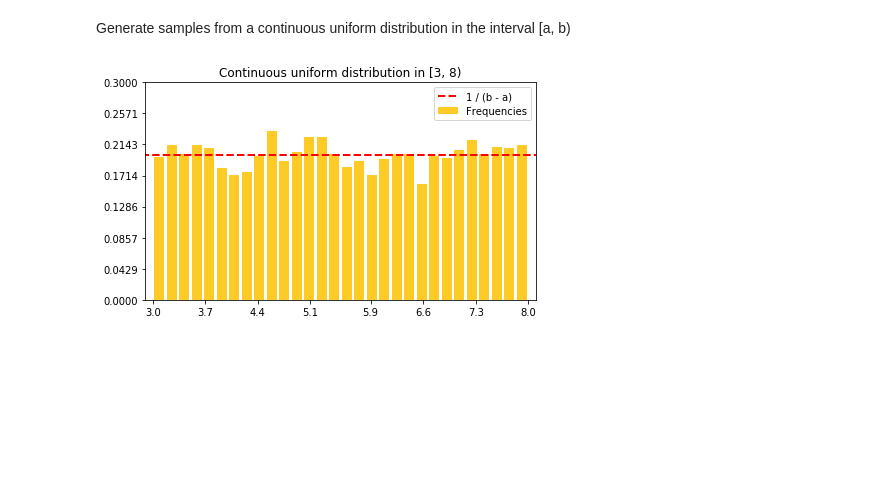
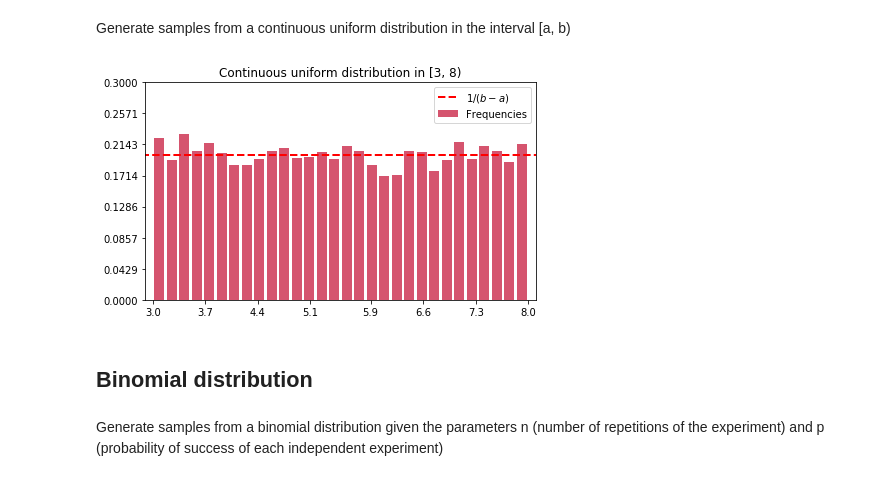
Before and after one commit to Vykstorm/pystatistics, a Jupyter notebook: distributions.ipynb, the cells around one changed output. Saved outputs shown, nothing was run; the diff lists cells and outputs as text; code cells hidden in the pictures; blank space fills up the shorter version.

Commit message:
Added notebook to show how to create uniform, normal, binomial and poisson distributions

```diff
--- a/distributions.ipynb
+++ b/distributions.ipynb
@@ -9,7 +9,9 @@ from itertools import cycle
 # %%
 def colors():
     cmap = get_cmap('plasma')
-    for x in cycle(np.linspace(0, 1, 10)):
+    coeffs = np.linspace(0, 1, 12)
+    np.random.shuffle(coeffs)
+    for x in cycle(coeffs):
         color = cmap(x)
         yield color
 colors = colors()
@@ -69,14 +72,18 @@ samples = np.random.random(5000) * (b - a) + a
 # %%
 plt.figure(figsize=(7, 4))
 
 plt.hist(samples, bins=30, density=True, rwidth=0.8, color=next(colors));
 plt.hlines([1 / (b - a)], linestyles='--', linewidth=2, colors='red', xmin=a-1, xmax=b+1)
 
 plt.xlim((a-0.1, b+0.1))
 plt.xticks(np.linspace(a, b, 8).round(1));
 plt.yticks(np.linspace(0, 1.5 / (b - a), 8));
 
 plt.title('Continuous uniform distribution in [{}, {})'.format(a, b));
-plt.legend(['1 / (b - a)', 'Frequencies']);
+plt.legend(['$1 / (b - a)$', 'Frequencies']);
 # %% [output]
-[figure, old version]
+[figure, new version]
+# %% [markdown]
+## Binomial distribution
+# %% [markdown]
+Generate samples from a binomial distribution given the parameters n (number of repetitions of the experiment) and p (probability of success of each independent experiment)
```
Also changed, not shown: parts of 11 cells of this notebook.
